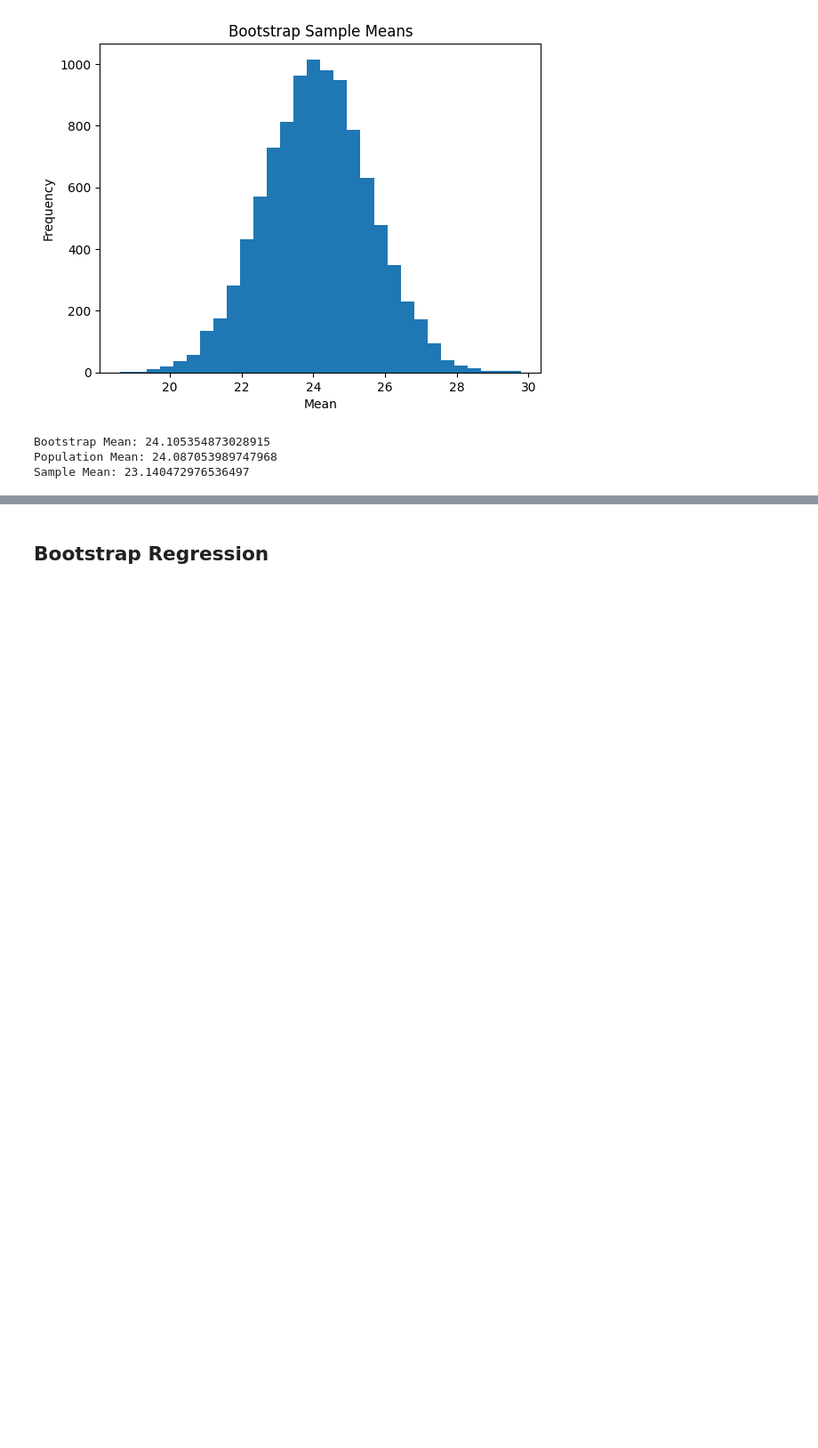
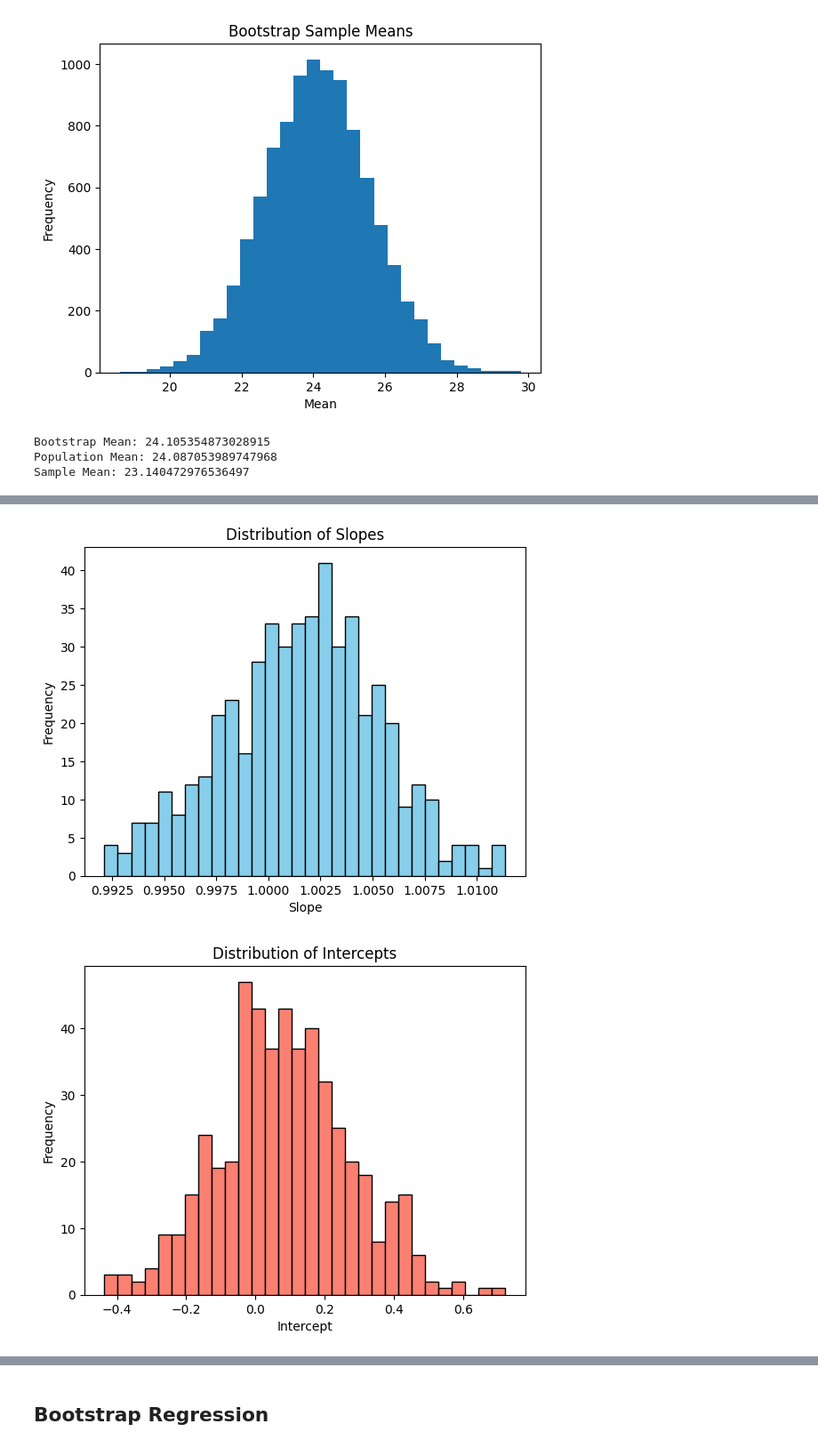
Before and after one commit to Elwarfalli/MSE-1500-Simulation-Modeling-with-Python, a Jupyter notebook: chapter_6.ipynb, the cells around one changed output, grey strips where cells are left out. Shown: that part at 89% size. Cells and saved outputs as stored; diff of their text form; code cells hidden in the pictures; blank space fills up the shorter version.

```diff
--- a/chapter_6.ipynb
+++ b/chapter_6.ipynb
@@ -187,0 +328,54 @@ Sample Mean: 23.140472976536497
+# %%
+import random
+import numpy as np
+import matplotlib.pyplot as plt
+from sklearn.linear_model import LinearRegression
+
+# Create reproducible data: 100 (x, y) pairs where y = x + noise
+random.seed(1)
+x = [i + random.uniform(-1, 1) for i in range(100)]  # input variable with slight randomness
+y = [val + random.gauss(0, 1) for val in x]          # output = input + Gaussian noise
+# Convert x to a 2D array for sklearn
+x_np = np.array(x).reshape(-1, 1)
+y_np = np.array(y)
+
+# Fit original regression model to full data
+orig_model = LinearRegression()
+orig_model.fit(x_np, y_np)
+
+# Save original R^2 score
+orig_r_sq = orig_model.score(x_np, y_np)
+boot_slopes = []     # Stores slope of each resample
+boot_interc = []     # Stores intercept of each resample
+r_sqs = []           # Stores R^2 of each resample
+
+for _ in range(500):  # Perform 500 bootstrap iterations
+    # Random sample (with replacement) of indices
+    indices = random.choices(range(len(x)), k=len(x))
+    x_boot = np.array([x[i] for i in indices]).reshape(-1, 1)
+    y_boot = np.array([y[i] for i in indices])
+
+    # Fit regression model to the bootstrapped sample
+    model = LinearRegression()
+    model.fit(x_boot, y_boot)
+
+    # Store slope, intercept, and R^2
+    boot_slopes.append(model.coef_[0])
+    boot_interc.append(model.intercept_)
+    r_sqs.append(model.score(x_boot, y_boot))
+# Plot slope distribution
+plt.hist(boot_slopes, bins=30, color='skyblue', edgecolor='black')
+plt.title("Distribution of Slopes")
+plt.xlabel("Slope")
+plt.ylabel("Frequency")
+plt.show()
+
+# Plot intercept distribution
+plt.hist(boot_interc, bins=30, color='salmon', edgecolor='black')
+plt.title("Distribution of Intercepts")
+plt.xlabel("Intercept")
+plt.ylabel("Frequency")
+plt.show()
+# %% [output]
+[figure, added]
+[figure, added]
```
Also changed, not shown: parts of 9 cells of this notebook.
